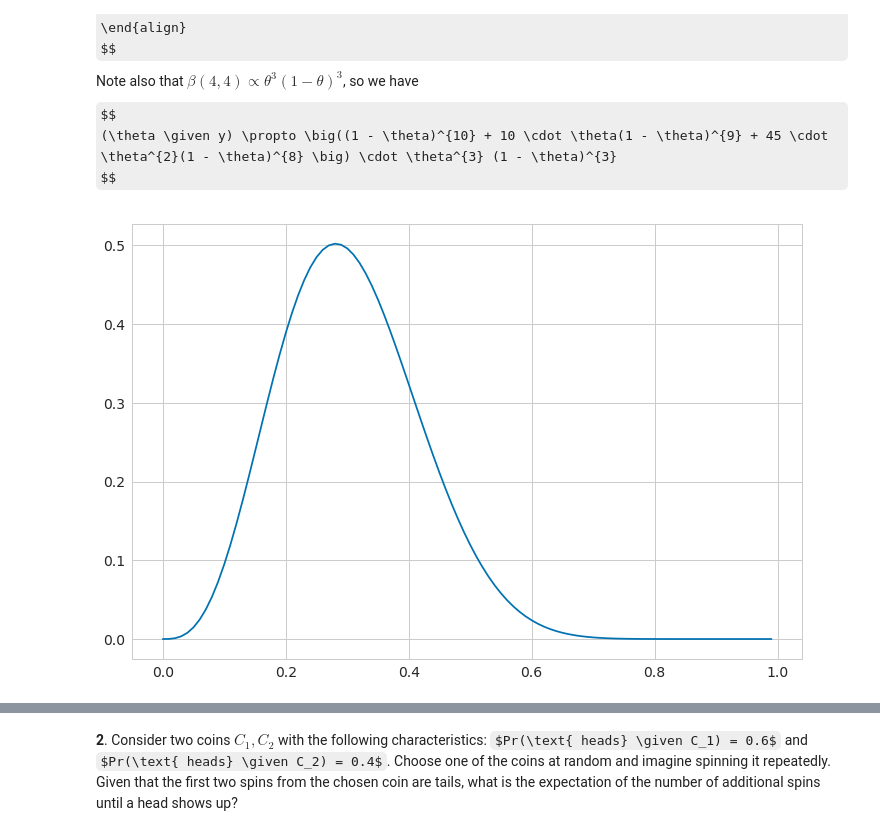
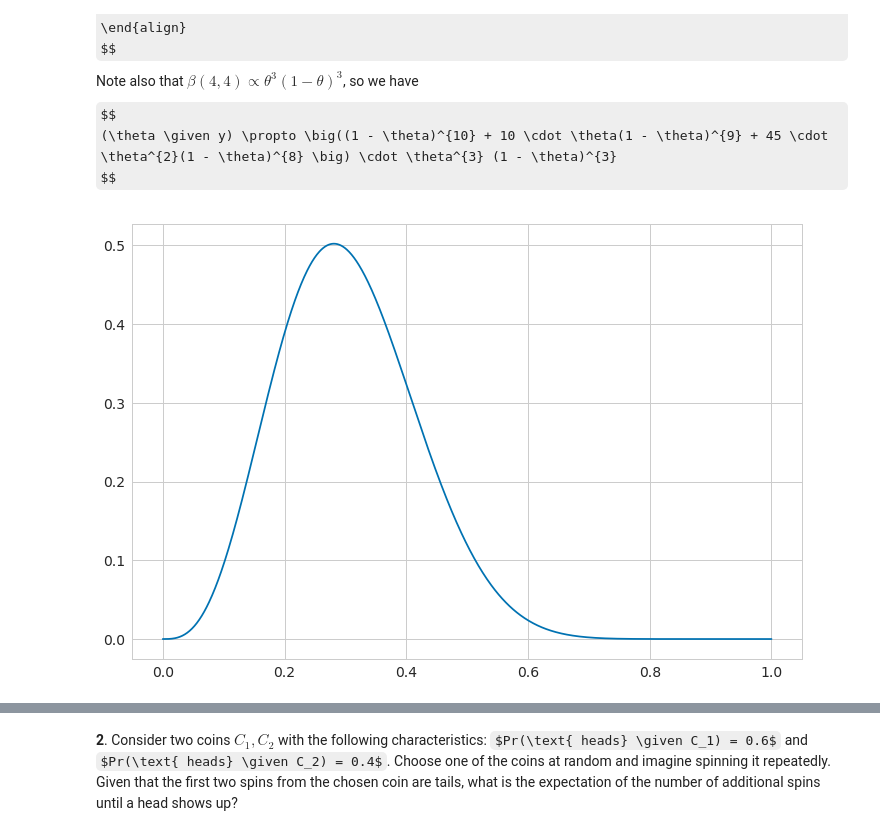
Before and after one commit to jbandlow/notebooks, a Jupyter notebook: BDA Exercises - Chapter 2.ipynb, the cells around one changed output, grey strips where cells are left out. Saved outputs shown, nothing was run; the diff lists cells and outputs as text; code cells hidden in the pictures; some formulas as TeX source.

```diff
--- a/BDA Exercises - Chapter 2.ipynb
+++ b/BDA Exercises - Chapter 2.ipynb
@@ -19,21 +19,22 @@ $$
 # %%
 # Plot the top expression from above, using the beta distribution from scipy.stats
 
 # Some plotting configuration
 %matplotlib inline
 import matplotlib.pyplot as plt
 import seaborn as sns
 sns.set(rc={'figure.figsize': (12, 8), 'xtick.labelsize': 14, 'ytick.labelsize': 14})
 sns.set_style('whitegrid')
 sns.set_palette(sns.color_palette('colorblind', 8))
 
 import scipy.stats as stats
+from scipy.special import binom
 import numpy as np
-x = np.arange(0, 1, 0.01)
-y = ((1 - x)**10 + 10 * x * (1 - x)**9 + 45 * x**2 * (1 - x)**8) * stats.beta.pdf(x, 4, 4)
+x = np.linspace(0, 1, 1000)
+y = sum(binom(10, k) * x**k * (1-x)**(10 - k) for k in range(3)) * stats.beta.pdf(x, 4, 4)
 plt.plot(x, y);
 # %% [output]
-[figure, old version]
+[figure, new version]
 # %%
 # Simplify the bottom expression, and plot it instead. As expected, the graph is the same
 # up to the scaling of the y-axis.
```
Also changed, not shown: parts of 33 cells of this notebook, 3 other files.
